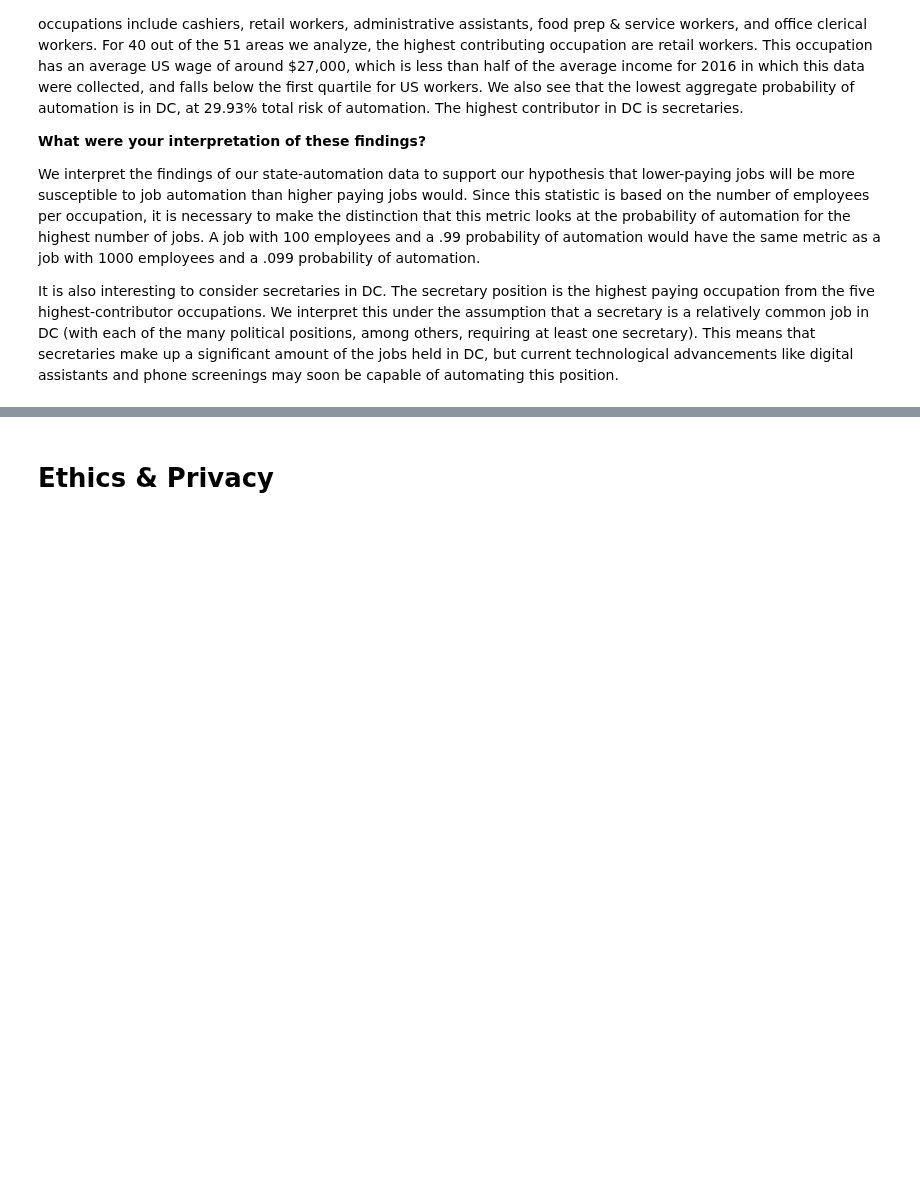
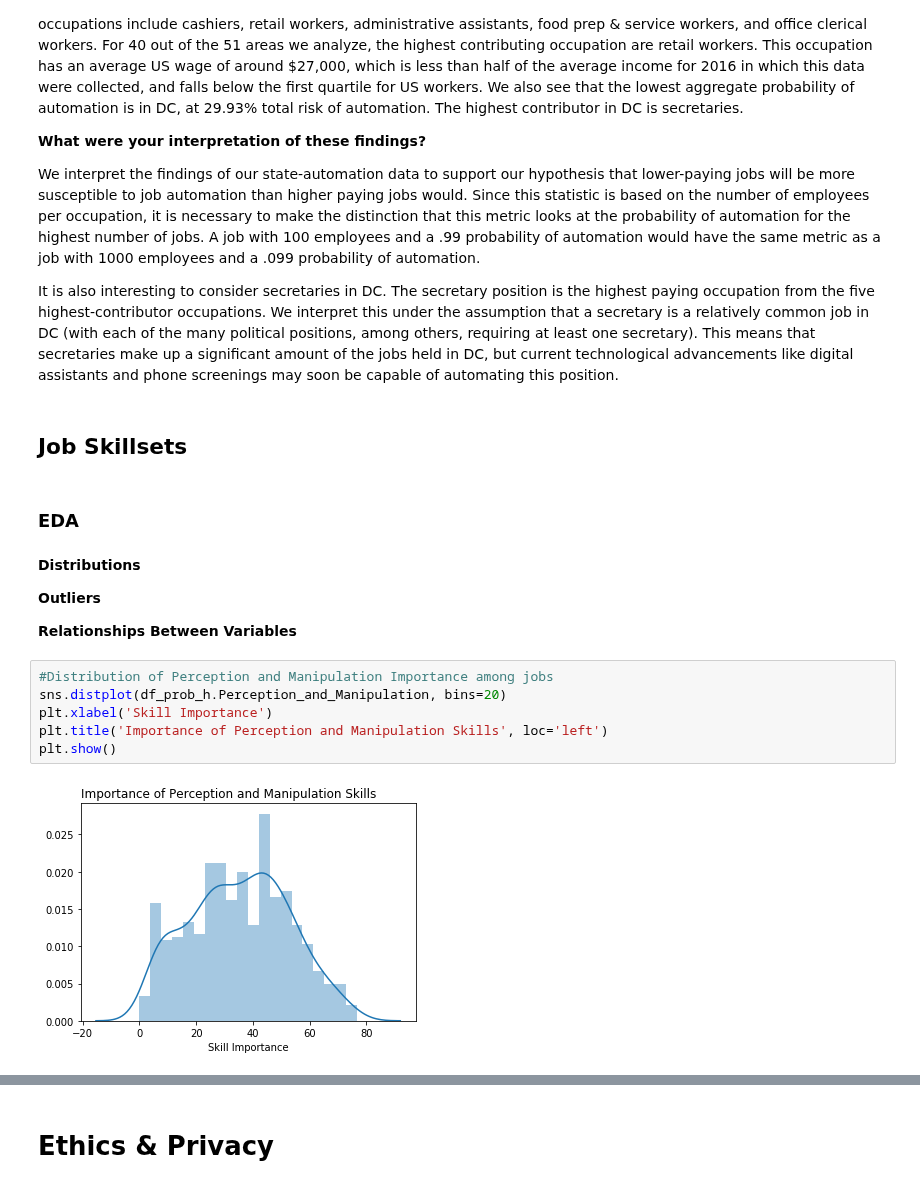
Before and after one commit to COGS108/group11_sp20, a Jupyter notebook: FinalProject_group11.ipynb, the cells around one changed output, grey strips where cells are left out. Drawn from its saved outputs; the diff is of its cells as text; blank space fills up the shorter version.

```diff
--- a/FinalProject_group11.ipynb
+++ b/FinalProject_group11.ipynb
@@ -655,3 +649,21 @@ The results from our analysis between likelihood of automation by state show tha
 We interpret the findings of our state-automation data to support our hypothesis that lower-paying jobs will be more susceptible to job automation than higher paying jobs would. Since this statistic is based on the number of employees per occupation, it is necessary to make the distinction that this metric looks at the probability of automation for the highest number of jobs. A job with 100 employees and a .99 probability of automation would have the same metric as a job with 1000 employees and a .099 probability of automation.
 
 It is also interesting to consider secretaries in DC. The secretary position is the highest paying occupation from the five highest-contributor occupations. We interpret this under the assumption that a secretary is a relatively common job in DC (with each of the many political positions, among others, requiring at least one secretary). This means that secretaries make up a significant amount of the jobs held in DC, but current technological advancements like digital assistants and phone screenings may soon be capable of automating this position.
+# %% [markdown]
+## Job Skillsets
+# %% [markdown]
+### EDA
+# %% [markdown]
+**Distributions**
+
+**Outliers**
+
+**Relationships Between Variables**
+# %%
+#Distribution of Perception and Manipulation Importance among jobs
+sns.distplot(df_prob_h.Perception_and_Manipulation, bins=20)
+plt.xlabel('Skill Importance')
+plt.title('Importance of Perception and Manipulation Skills', loc='left')
+plt.show()
+# %% [output]
+[figure, added]
```
Also changed, not shown: parts of 15 cells of this notebook.
